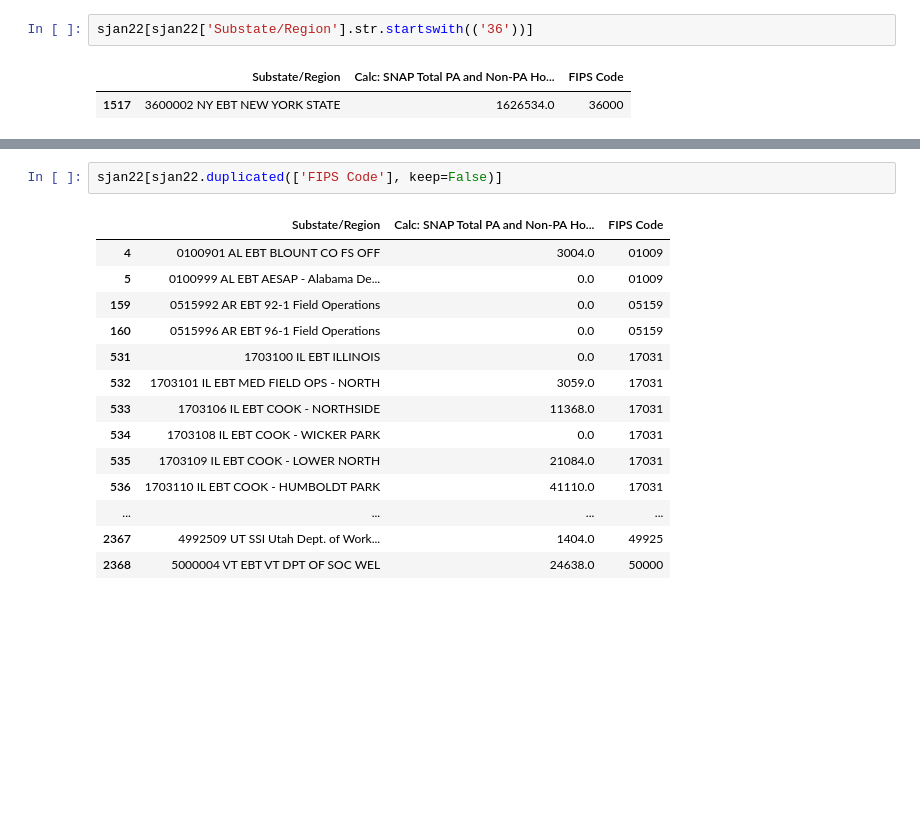
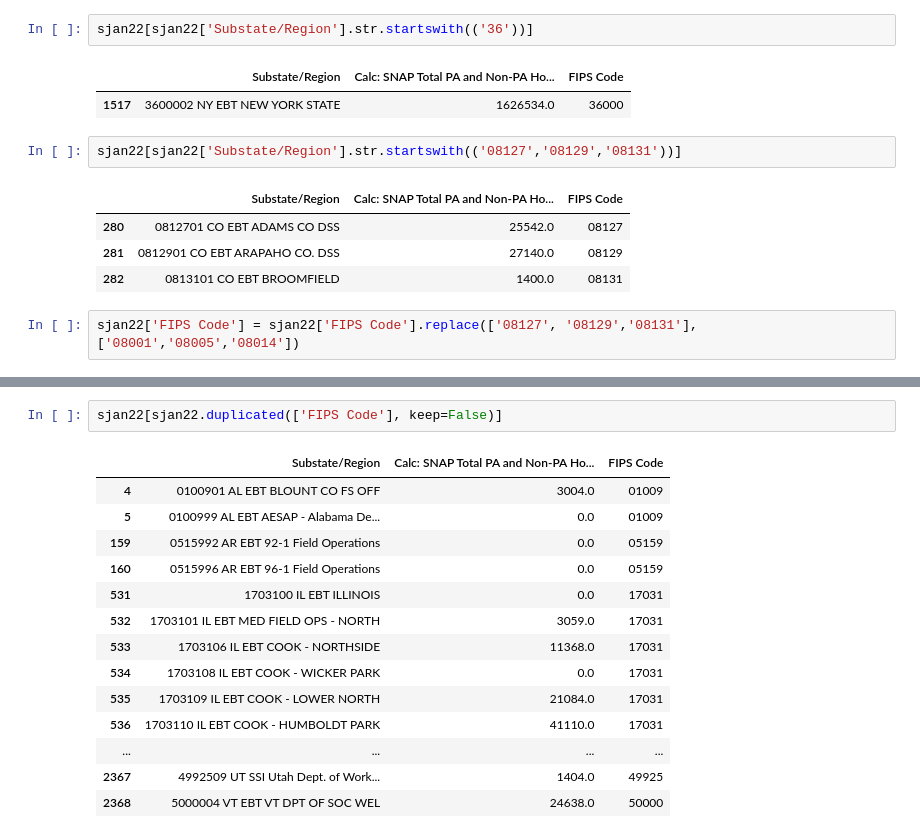
Before and after one commit to datakind/BDT_DataDive_Dec22, a Jupyter notebook: notebooks/BDT DataDive ACP vs SNAP Enrollment.ipynb, the cells around one changed output, grey strips where cells are left out. Drawn from its saved outputs; the diff is of its cells as text; blank space fills up the shorter version.

```diff
--- a/notebooks/BDT DataDive ACP vs SNAP Enrollment.ipynb
+++ b/notebooks/BDT DataDive ACP vs SNAP Enrollment.ipynb
@@ -412,3 +412,12 @@ sjan22[sjan22['Substate/Region'].str.startswith(('36'))]
 # %% [output]
 |  | Substate/Region | Calc: SNAP Total PA and Non-PA Ho... | FIPS Code |
 | 1517 | 3600002 NY EBT NEW YORK STATE | 1626534.0 | 36000 |
+# %%
+sjan22[sjan22['Substate/Region'].str.startswith(('08127','08129','08131'))]
+# %% [output]
+|  | Substate/Region | Calc: SNAP Total PA and Non-PA Ho... | FIPS Code |
+| 280 | 0812701 CO EBT ADAMS CO DSS | 25542.0 | 08127 |
+| 281 | 0812901 CO EBT ARAPAHO CO. DSS | 27140.0 | 08129 |
+| 282 | 0813101 CO EBT BROOMFIELD | 1400.0 | 08131 |
+# %%
+sjan22['FIPS Code'] = sjan22['FIPS Code'].replace(['08127', '08129','08131'], ['08001','08005','08014'])
```
Also changed, not shown: parts of 10 cells of this notebook, 1 other file.
